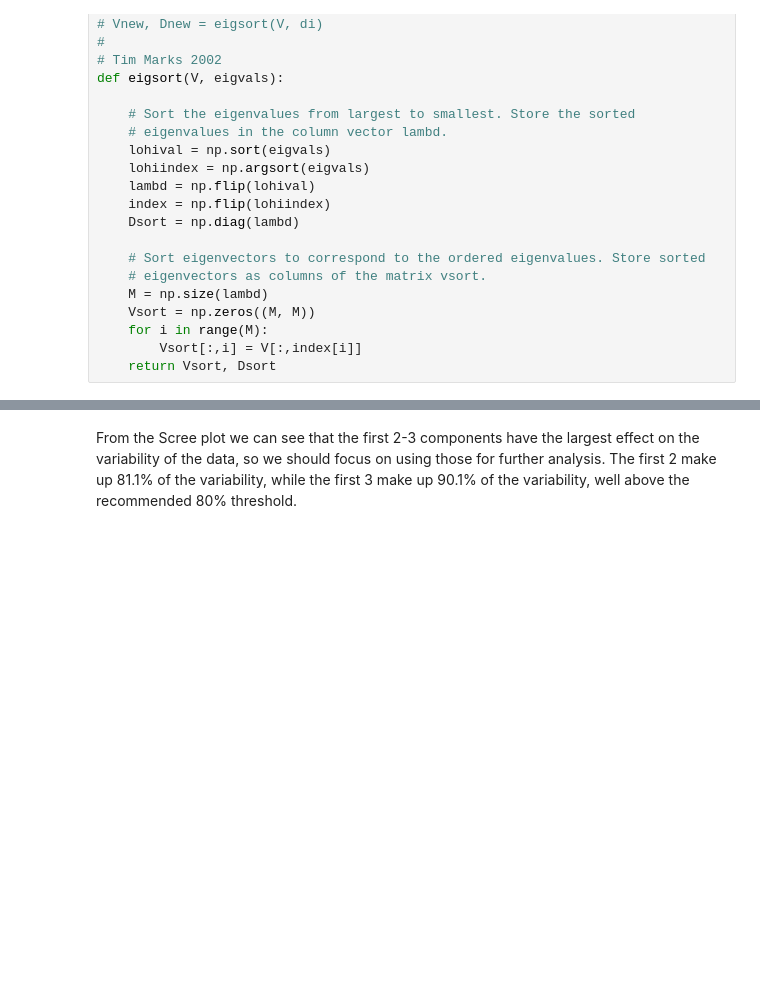
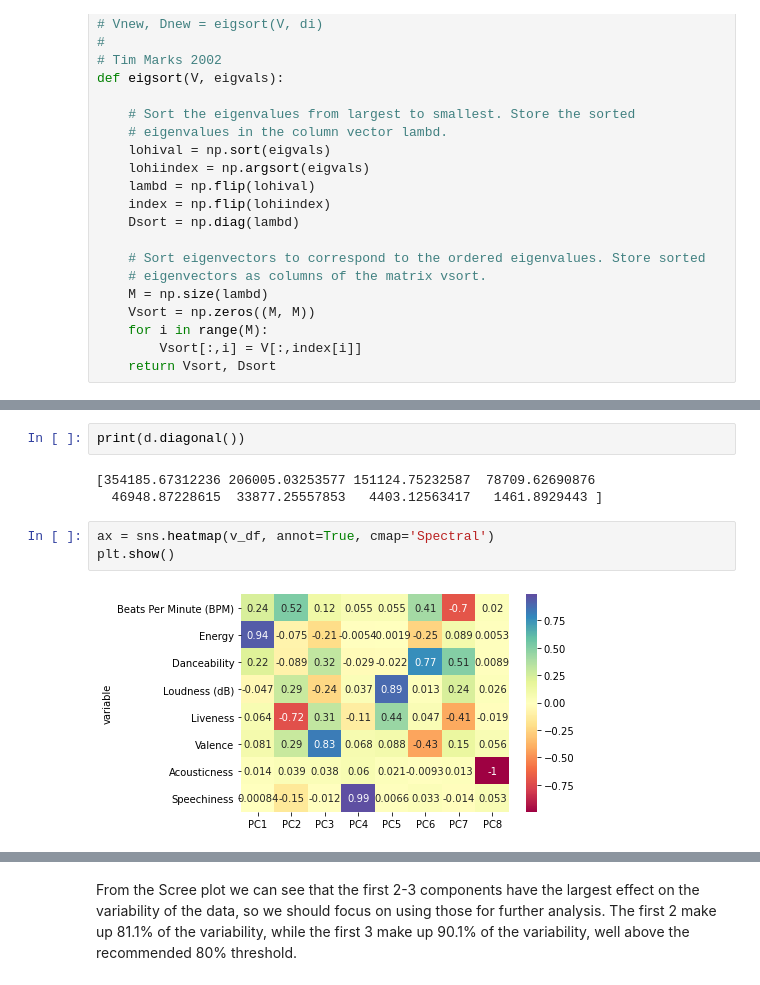
Before and after one commit to DarrenWu42/Cogs118b-Song-Analysis, a Jupyter notebook: PCA.ipynb, the cells around one changed output, grey strips where cells are left out. Drawn from its saved outputs; the diff is of its cells as text; blank space fills up the shorter version.

```diff
--- a/PCA.ipynb
+++ b/PCA.ipynb
@@ -150,3 +148,13 @@ print(d)
+# %%
+print(d.diagonal())
+# %% [output]
+[354185.67312236 206005.03253577 151124.75232587  78709.62690876
+  46948.87228615  33877.25557853   4403.12563417   1461.8929443 ]
+# %%
+ax = sns.heatmap(v_df, annot=True, cmap='Spectral')
+plt.show()
+# %% [output]
+[figure, added]
 # %%
 index_values = np.arange(8)+1
 normalized_variability = d.diagonal()/sum(d.diagonal())
```
Also changed, not shown: parts of 6 cells of this notebook, 1 other file.
